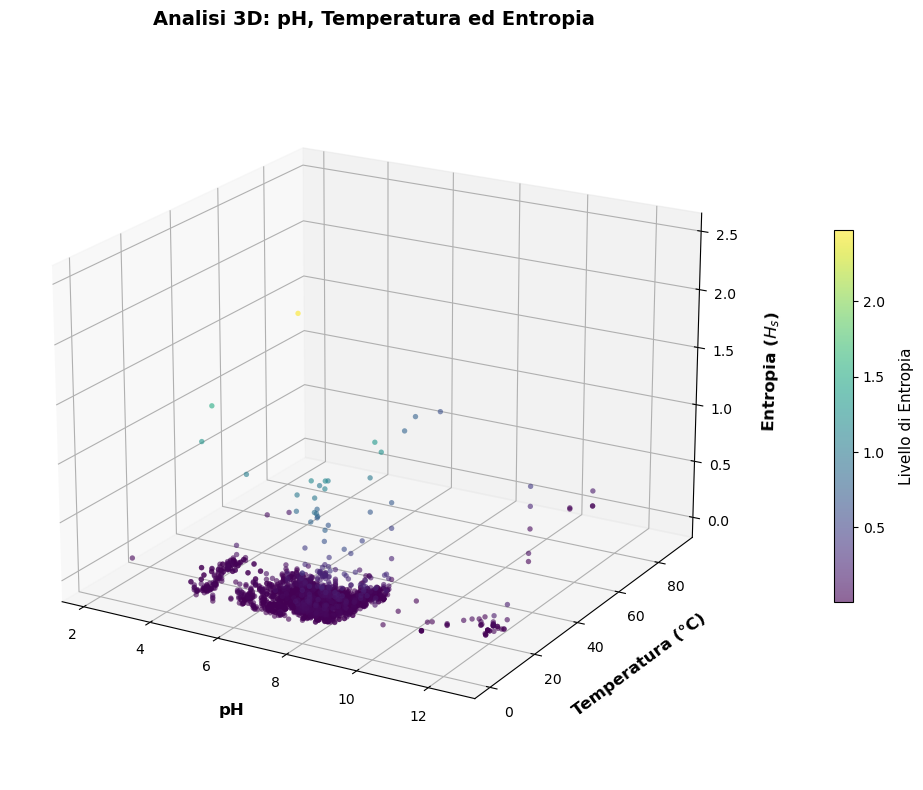
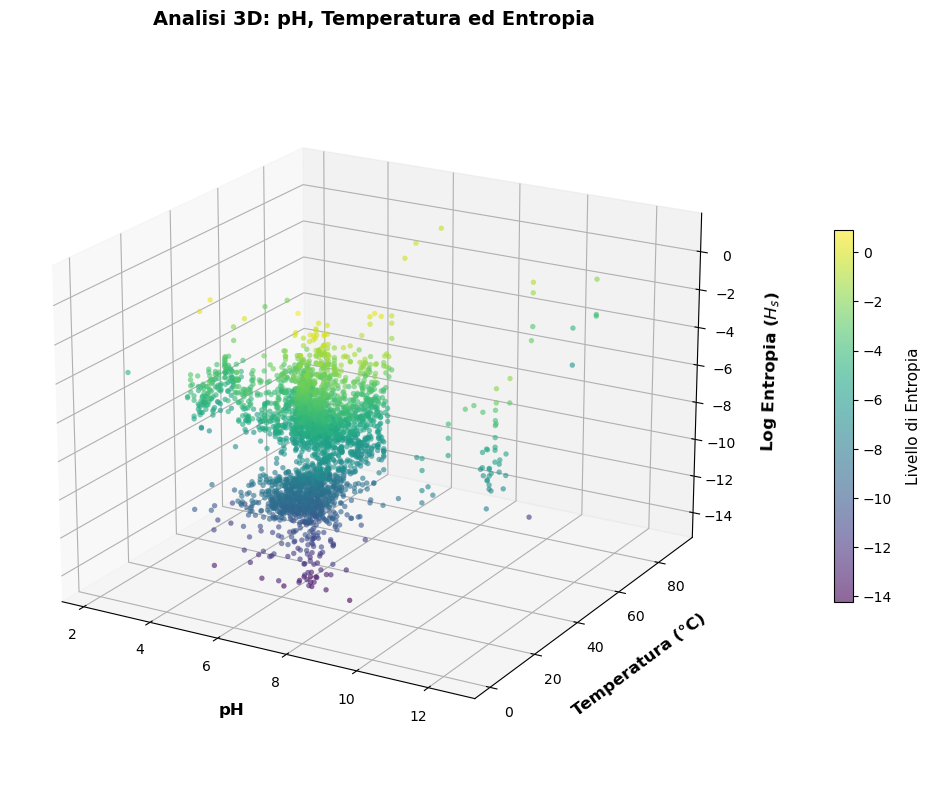
Unified diff of the notebook cell whose output changed from the first chart to the second:
--- before
+++ after
@@ -5,6 +5,6 @@
     df_3d['ph'], 
     df_3d['temperatura'], 
-    df_3d['entropia'], 
-    c=df_3d['entropia'],  
+    np.log(df_3d['entropia']), 
+    c=np.log(df_3d['entropia']),  
     cmap='viridis',       
     s=15,                 
@@ -18,5 +18,5 @@
 ax.set_xlabel('pH', fontsize=12, labelpad=12, fontweight='bold')
 ax.set_ylabel('Temperatura (°C)', fontsize=12, labelpad=12, fontweight='bold')
-ax.set_zlabel('Entropia ($H_s$)', fontsize=12, labelpad=12, fontweight='bold')
+ax.set_zlabel('Log Entropia ($H_s$)', fontsize=12, labelpad=12, fontweight='bold')
 
 ax.set_title('Analisi 3D: pH, Temperatura ed Entropia', fontsize=14, pad=20, fontweight='bold')

Commit: analisi phyla